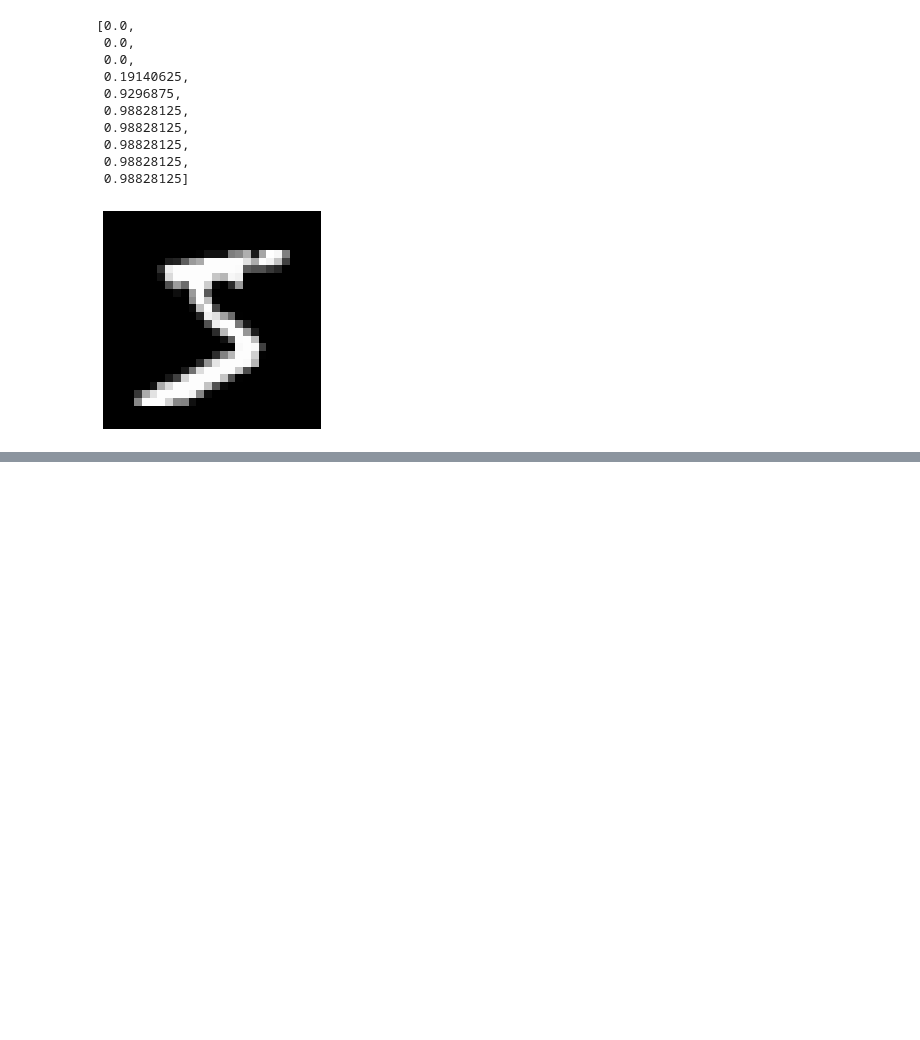
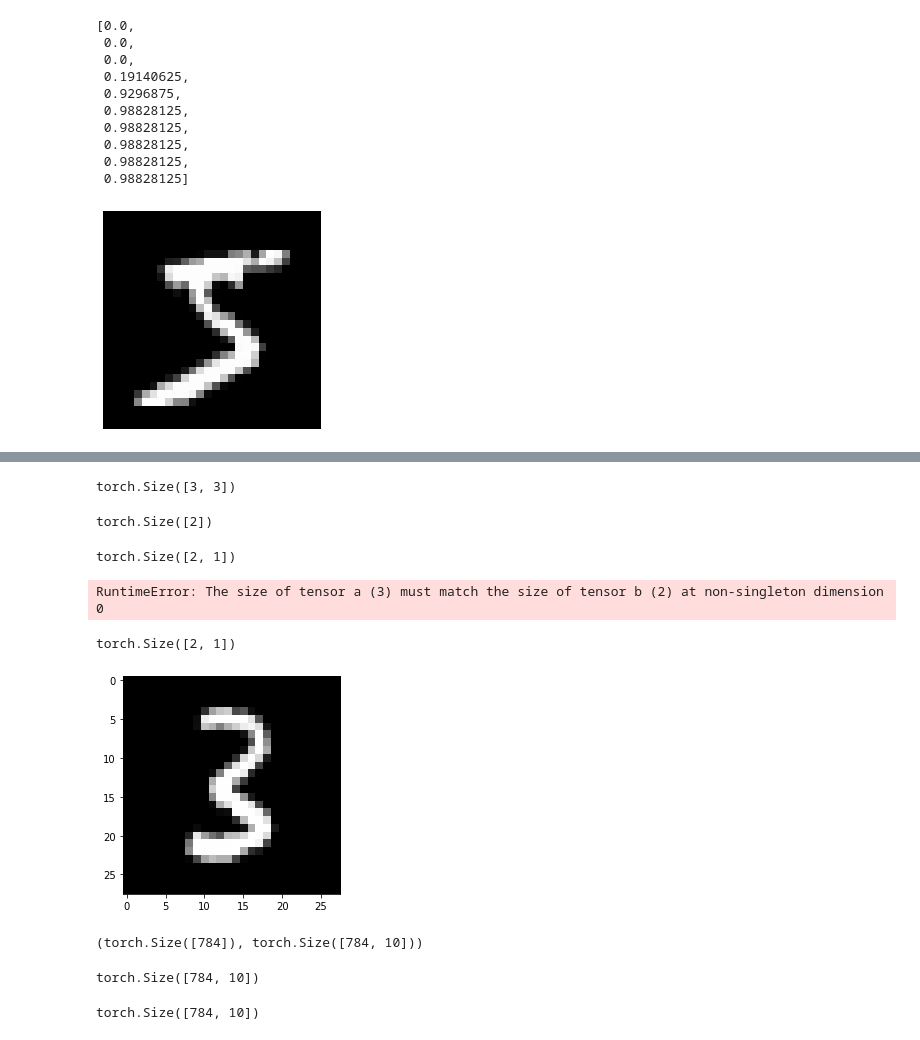
Before and after one commit to arun477/deep_learning_portal, a Jupyter notebook: 01_matmul.ipynb, the cells around one changed output, grey strips where cells are left out. Cells and saved outputs as stored; diff of their text form; code cells hidden in the pictures; blank space fills up the shorter version.

```diff
--- a/01_matmul.ipynb
+++ b/01_matmul.ipynb
@@ -90,0 +107,3 @@ plt.axis('off');
+# %%
+x_train,y_train,x_valid,y_valid = map(tensor, (x_train, y_train, x_valid, y_valid))
+x_train.shape, x_valid.shape
@@ -90,0 +138,3 @@ plt.axis('off');
+# %%
+m1 = x_valid[:5]
+m2 = weights
@@ -90,0 +332,43 @@ plt.axis('off');
+# %%
+t = torch.tensor([
+    [1, 3, 4],
+    [5., 5, 7],
+    [5., 5, 7],
+])
+t.shape
+# %% [output]
+torch.Size([3, 3])
+# %%
+k = torch.tensor([2, 4])
+k.shape
+# %% [output]
+torch.Size([2])
+# %%
+k[:,None].shape
+# %% [output]
+torch.Size([2, 1])
+# %%
+t*k[:,None]
+# %% [output]
+RuntimeError: The size of tensor a (3) must match the size of tensor b (2) at non-singleton dimension 0
+# %%
+k[:,None].shape
+# %% [output]
+torch.Size([2, 1])
+# %%
+plt.imshow(m1[0].reshape(28, 28));
+# %% [output]
+[figure, added]
+# %%
+digit = m1[0]
+digit.shape, m2.shape
+# %% [output]
+(torch.Size([784]), torch.Size([784, 10]))
+# %%
+digit[:,None].expand_as(m2).shape
+# %% [output]
+torch.Size([784, 10])
+# %%
+(digit[:,None]*m2).shape
+# %% [output]
+torch.Size([784, 10])
```
Also changed, not shown: parts of 60 cells of this notebook.
